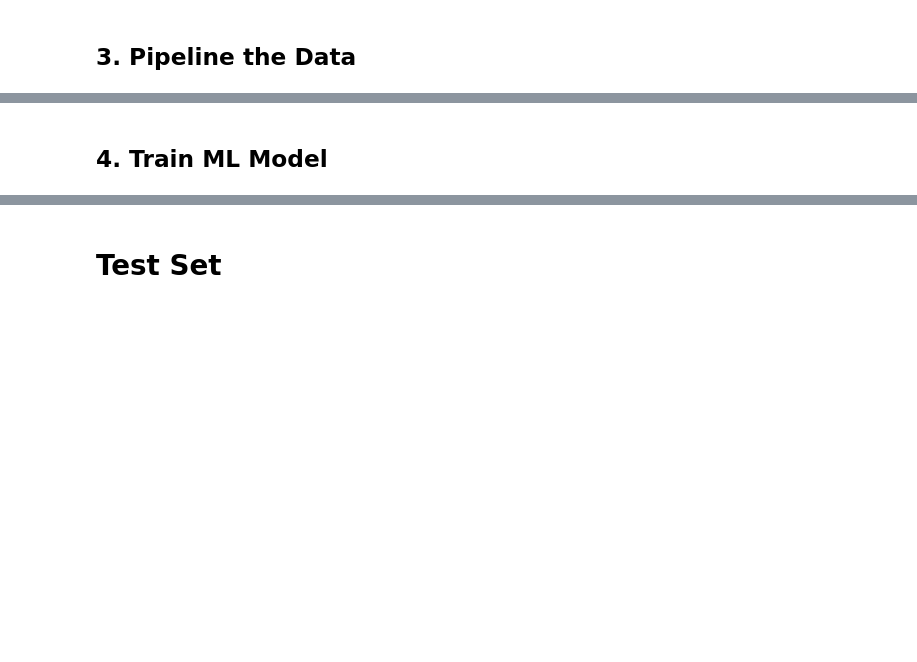
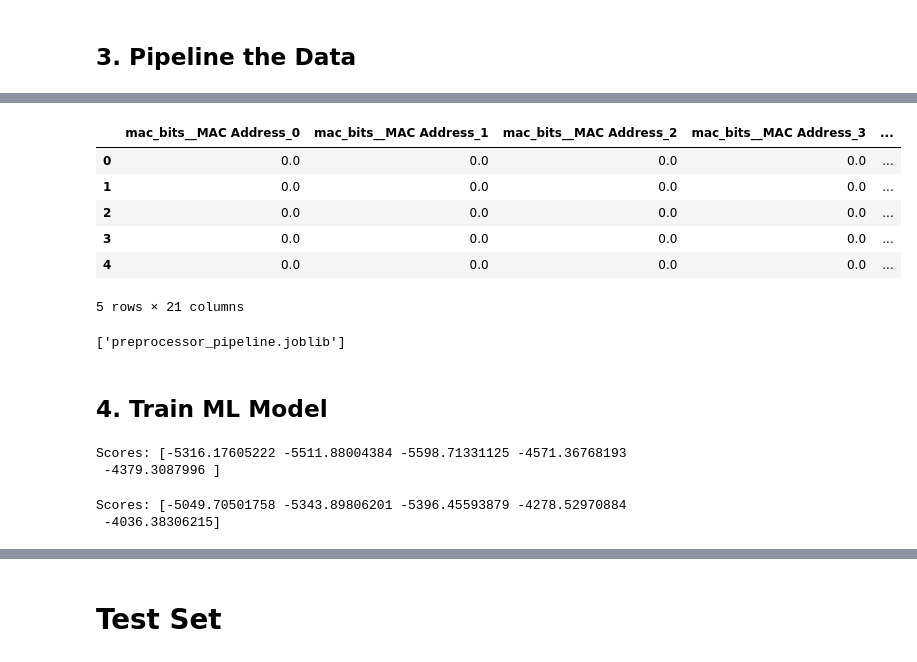
Before and after one commit to HanstonH/A-Context-Aware-Multi-Criteria-Recommendation-System-for-Electric-Vehicle-Charging, a Jupyter notebook: AI/Time Series Forecast model B.ipynb, the cells around one changed output, grey strips where cells are left out. Cells and saved outputs as stored; diff of their text form; code cells hidden in the pictures; blank space fills up the shorter version.

Commit message:
Fix the pipeline a bit

```diff
--- a/AI/Time Series Forecast model B.ipynb
+++ b/AI/Time Series Forecast model B.ipynb
@@ -164,33 +114,43 @@ train_df_data
 # %%
 from sklearn.compose import ColumnTransformer
 from sklearn.pipeline import Pipeline
-from sklearn.preprocessing import OneHotEncoder, StandardScaler
+from sklearn.preprocessing import StandardScaler
+from category_encoders import BinaryEncoder
 
 num_attribs = list(train_df_data.select_dtypes(include="number").columns)
 cat_attribs = ['MAC Address']
-
-try:
-    mac_encoder = OneHotEncoder(handle_unknown='ignore', sparse_output=False)
-except TypeError:
-    mac_encoder = OneHotEncoder(handle_unknown='ignore', sparse=False)
-
+# Using Binary Encoding keeps the feature space small enough for LSTM
+# and provides enough structure for XGBoost.
 preprocessor = ColumnTransformer(
     transformers=[
-        ('mac_onehot', mac_encoder, cat_attribs),
-        ('std_scaler', StandardScaler(), num_attribs),
+        ('mac_bits', BinaryEncoder(), ['MAC Address']),
+        ('std_scaler', StandardScaler(), num_attribs)
     ],
-    remainder='drop',
-    verbose_feature_names_out=False,
+    remainder='passthrough'
 )
-
 full_pipeline = Pipeline([
     ('preprocessor', preprocessor),
 ])
 
 train_df_prepared = full_pipeline.fit_transform(train_df_data, train_df_label_duration)
 feature_names = full_pipeline.named_steps['preprocessor'].get_feature_names_out()
 train_df_prepared = pd.DataFrame(train_df_prepared, columns=feature_names, index=train_df_data.index)
 train_df_prepared.head()
+# %% [output]
+|  | mac_bits__MAC Address_0 | mac_bits__MAC Address_1 | mac_bits__MAC Address_2 | mac_bits__MAC Address_3 | ... |
+| 0 | 0.0 | 0.0 | 0.0 | 0.0 | ... |
+| 1 | 0.0 | 0.0 | 0.0 | 0.0 | ... |
+| 2 | 0.0 | 0.0 | 0.0 | 0.0 | ... |
+| 3 | 0.0 | 0.0 | 0.0 | 0.0 | ... |
+| 4 | 0.0 | 0.0 | 0.0 | 0.0 | ... |
+5 rows × 21 columns
+# %%
+import joblib
+
+# Save the entire preprocessing logic
+joblib.dump(full_pipeline, 'preprocessor_pipeline.joblib')
+# %% [output]
+['preprocessor_pipeline.joblib']
 # %% [markdown]
 ## 4. Train ML Model
 # %%
@@ -200,3 +160,6 @@ from sklearn.model_selection import cross_val_score
 lr = LinearRegression()
 lr_scores = cross_val_score(lr, train_df_prepared, train_df_label_duration, scoring="neg_mean_absolute_error", cv=5)
 print("Scores:", lr_scores)
+# %% [output]
+Scores: [-5316.17605222 -5511.88004384 -5598.71331125 -4571.36768193
+ -4379.3087996 ]
@@ -211,3 +166,14 @@ print("Scores:", xgb_rg_scores)
+# %%
+import xgboost as xgb
+
+xgb_rg = xgb.XGBRegressor()
+xgb_rg.fit(train_df_prepared, train_df_label_duration)
+xgb_rg_scores = cross_val_score(xgb_rg, train_df_prepared, train_df_label_duration, scoring="neg_mean_absolute_error", cv=5, n_jobs=-1)
+print("Scores:", xgb_rg_scores)
+# Check recall and precision as well, SAVE THE MODEL
+# %% [output]
+Scores: [-5049.70501758 -5343.89806201 -5396.45593879 -4278.52970884
+ -4036.38306215]
 # %%
 from sklearn.model_selection import GridSearchCV
 from sklearn.linear_model import LinearRegression
```
Also changed, not shown: parts of 28 cells of this notebook, 2 other files.
